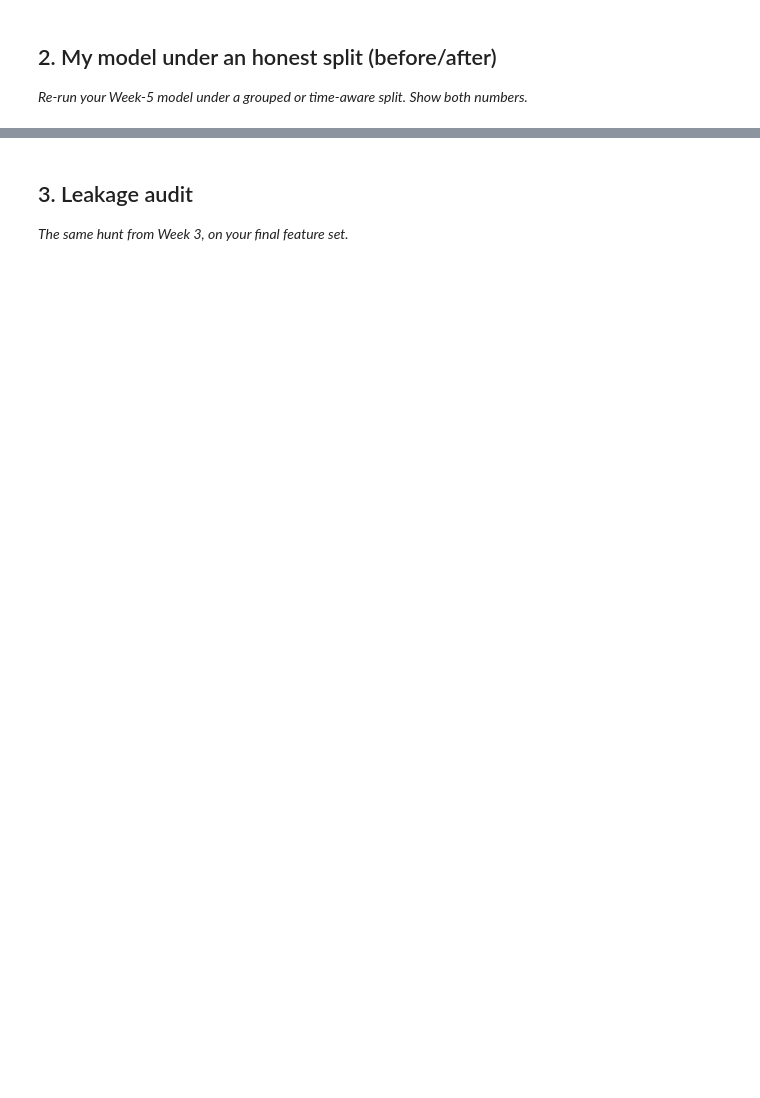
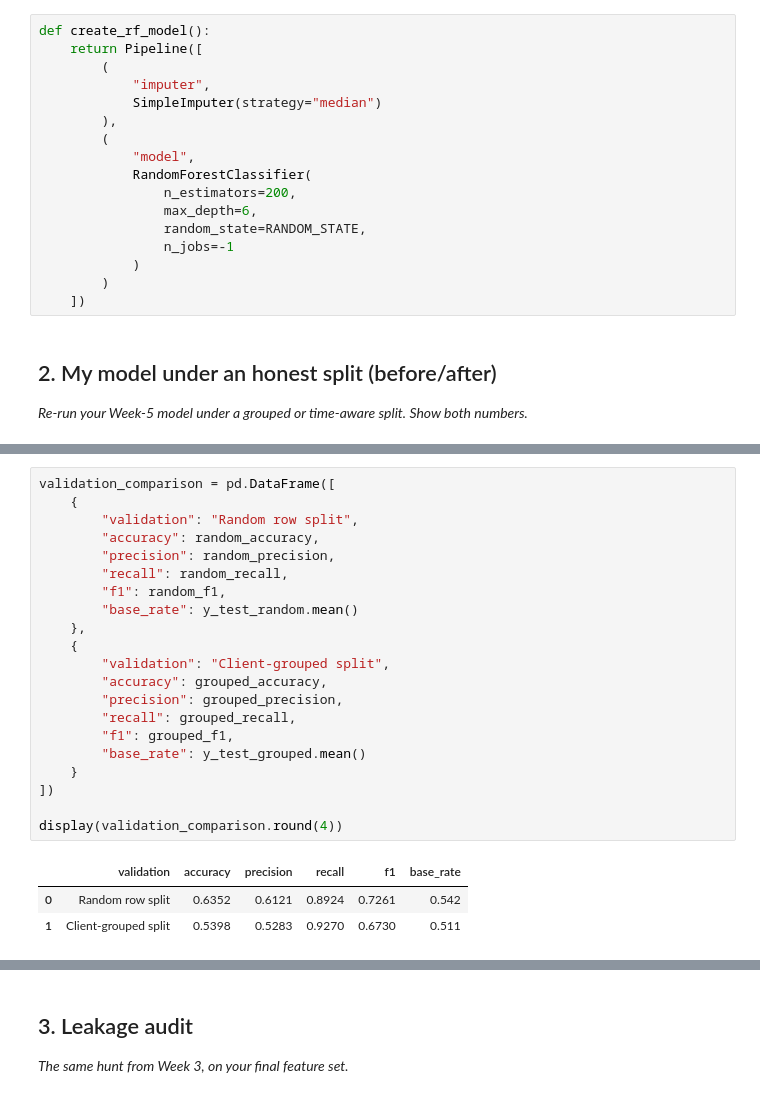
Before and after one commit to tabassumrafiq/flyrank-ml-internship, a Jupyter notebook: work/notebooks/w06_validation_audit.ipynb, the cells around one changed output, grey strips where cells are left out. Drawn from its saved outputs; the diff is of its cells as text; blank space fills up the shorter version.

```diff
--- a/work/notebooks/w06_validation_audit.ipynb
+++ b/work/notebooks/w06_validation_audit.ipynb
@@ -13,3 +113,20 @@ This skeleton is yours to fill. Work the sections **in order** — each one has
+# %%
+def create_rf_model():
+    return Pipeline([
+        (
+            "imputer",
+            SimpleImputer(strategy="median")
+        ),
+        (
+            "model",
+            RandomForestClassifier(
+                n_estimators=200,
+                max_depth=6,
+                random_state=RANDOM_STATE,
+                n_jobs=-1
+            )
+        )
+    ])
 # %% [markdown]
 ## 2. My model under an honest split (before/after)
 
@@ -16,0 +305,25 @@ This skeleton is yours to fill. Work the sections **in order** — each one has
+# %%
+validation_comparison = pd.DataFrame([
+    {
+        "validation": "Random row split",
+        "accuracy": random_accuracy,
+        "precision": random_precision,
+        "recall": random_recall,
+        "f1": random_f1,
+        "base_rate": y_test_random.mean()
+    },
+    {
+        "validation": "Client-grouped split",
+        "accuracy": grouped_accuracy,
+        "precision": grouped_precision,
+        "recall": grouped_recall,
+        "f1": grouped_f1,
+        "base_rate": y_test_grouped.mean()
+    }
+])
+
+display(validation_comparison.round(4))
+# %% [output]
+|  | validation | accuracy | precision | recall | f1 | base_rate |
+| 0 | Random row split | 0.6352 | 0.6121 | 0.8924 | 0.7261 | 0.542 |
+| 1 | Client-grouped split | 0.5398 | 0.5283 | 0.9270 | 0.6730 | 0.511 |
```
Also changed, not shown: parts of 20 cells of this notebook.
